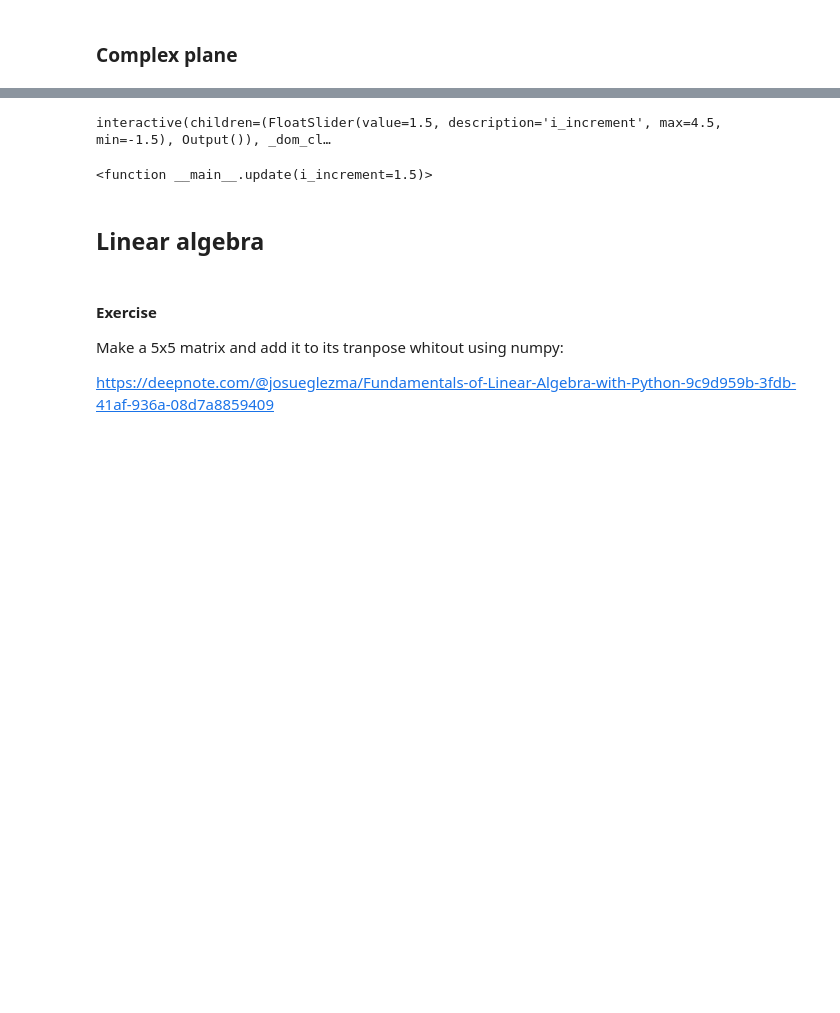
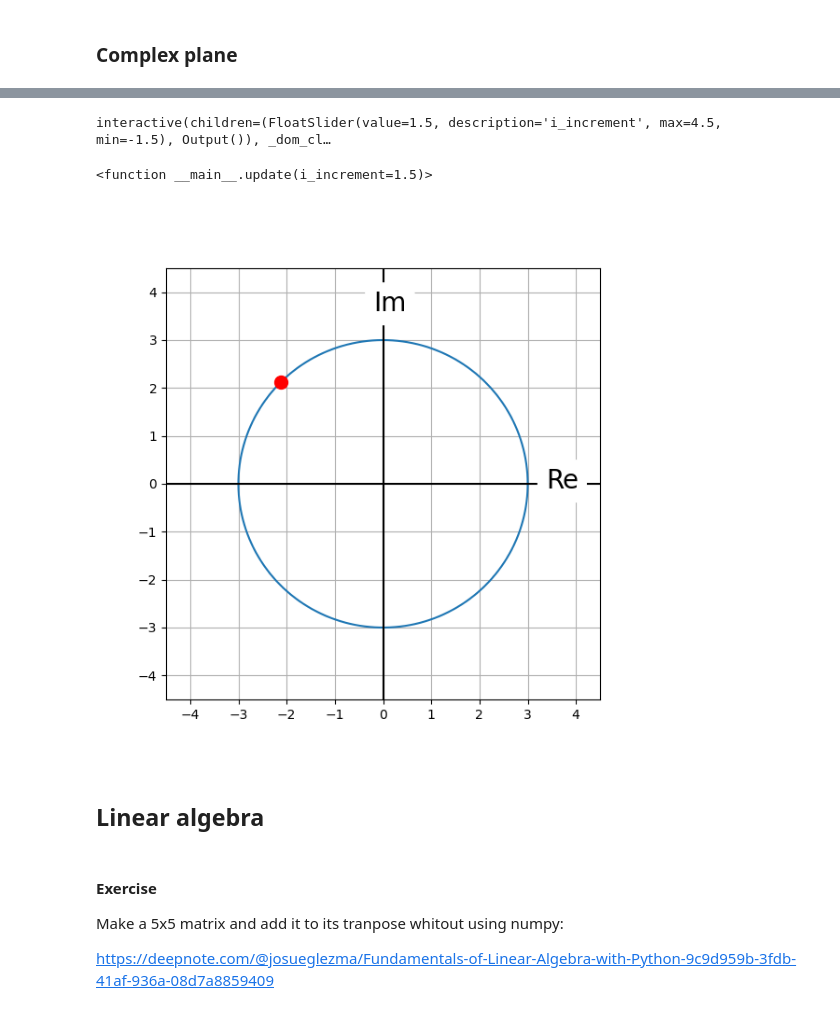
Before and after one commit to wlevand/seminars, a Jupyter notebook: other_nb/MathBasics.ipynb, the cells around one changed output, grey strips where cells are left out. Saved outputs shown, nothing was run; the diff lists cells and outputs as text; code cells hidden in the pictures; blank space fills up the shorter version.

```diff
--- a/other_nb/MathBasics.ipynb
+++ b/other_nb/MathBasics.ipynb
@@ -102,7 +136,8 @@ plt.show()
 # %%
-%matplotlib notebook
-
-from ipywidgets import interactive
+%matplotlib widget
+import numpy as np
+import matplotlib.pyplot as plt
+from ipywidgets import interact, interactive
 
 plt.rcParams["figure.figsize"] = (6,6)
 
@@ -123,7 +158,7 @@ x = xParam(r, theta)
 y = yParam(r, theta)
 
 fig = plt.figure()
-
+i_increment = 1
 ax = fig.add_subplot(1, 1, 1)
 line, = ax.plot(x, y)
 dot, = ax.plot([xParam(r, theta=np.pi/2*i_increment)], [yParam(r, theta=np.pi/2*i_increment)], 'ro', markersize=10)
@@ -150,7 +185,6 @@ plt.text(r+0.25*corr, -0.1, 'Re', fontsize=20, bbox=whitebox)
 plt.text(-0.2, r+corr-0.6*corr, 'Im', fontsize=20, bbox=whitebox)
 
 
-
 def update(i_increment = 1.5):
     dot.set_ydata([yParam(r, theta=np.pi/2*i_increment)])
     dot.set_xdata([xParam(r, theta=np.pi/2*i_increment)])
@@ -165,5 +197,6 @@ interact(update)
 interactive(children=(FloatSlider(value=1.5, description='i_increment', max=4.5, min=-1.5), Output()), _dom_cl…
 <function __main__.update(i_increment=1.5)>
+[figure, added]
 # %% [markdown]
 ## Linear algebra
 # %%
```
Also changed, not shown: parts of 7 cells of this notebook, 12 other files.
